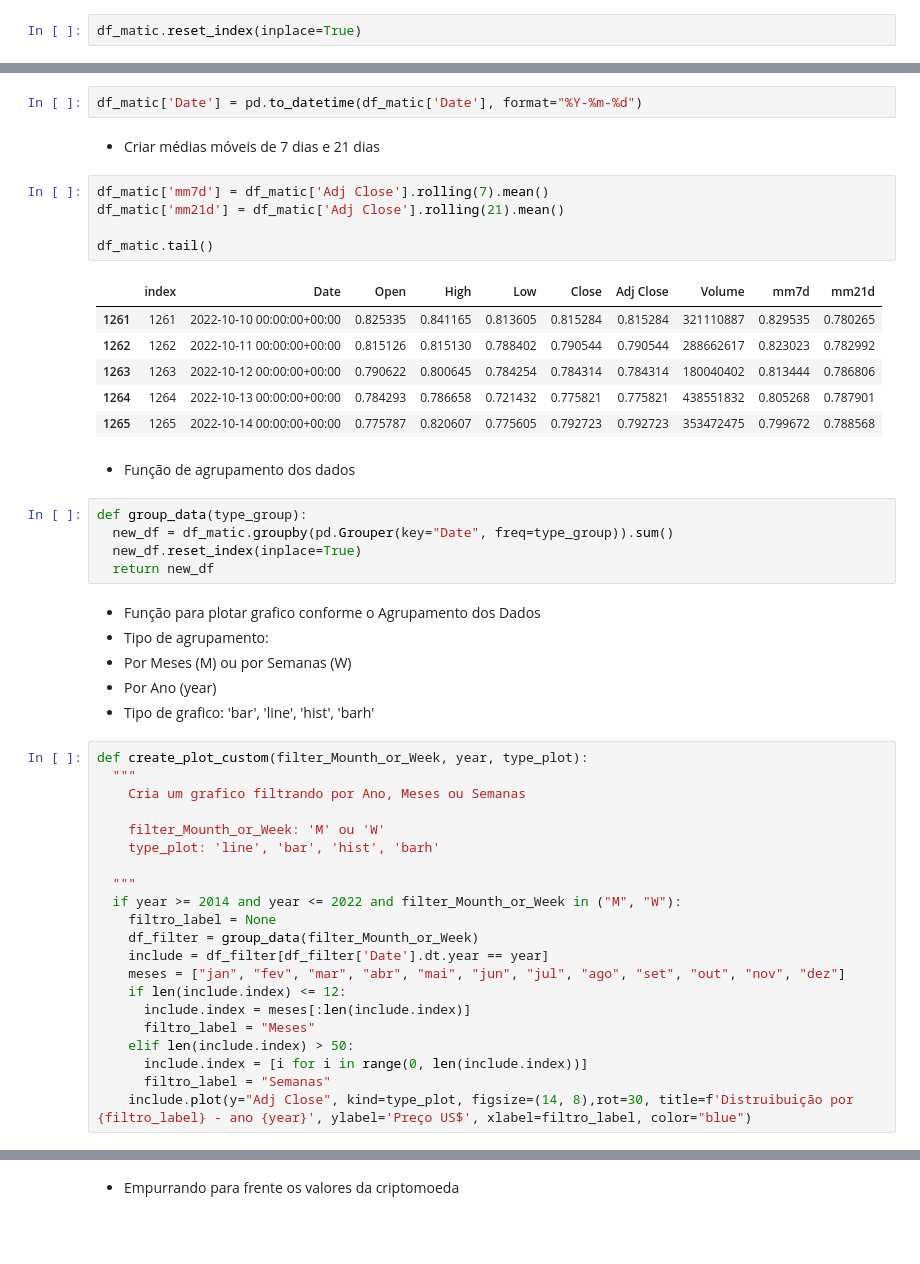
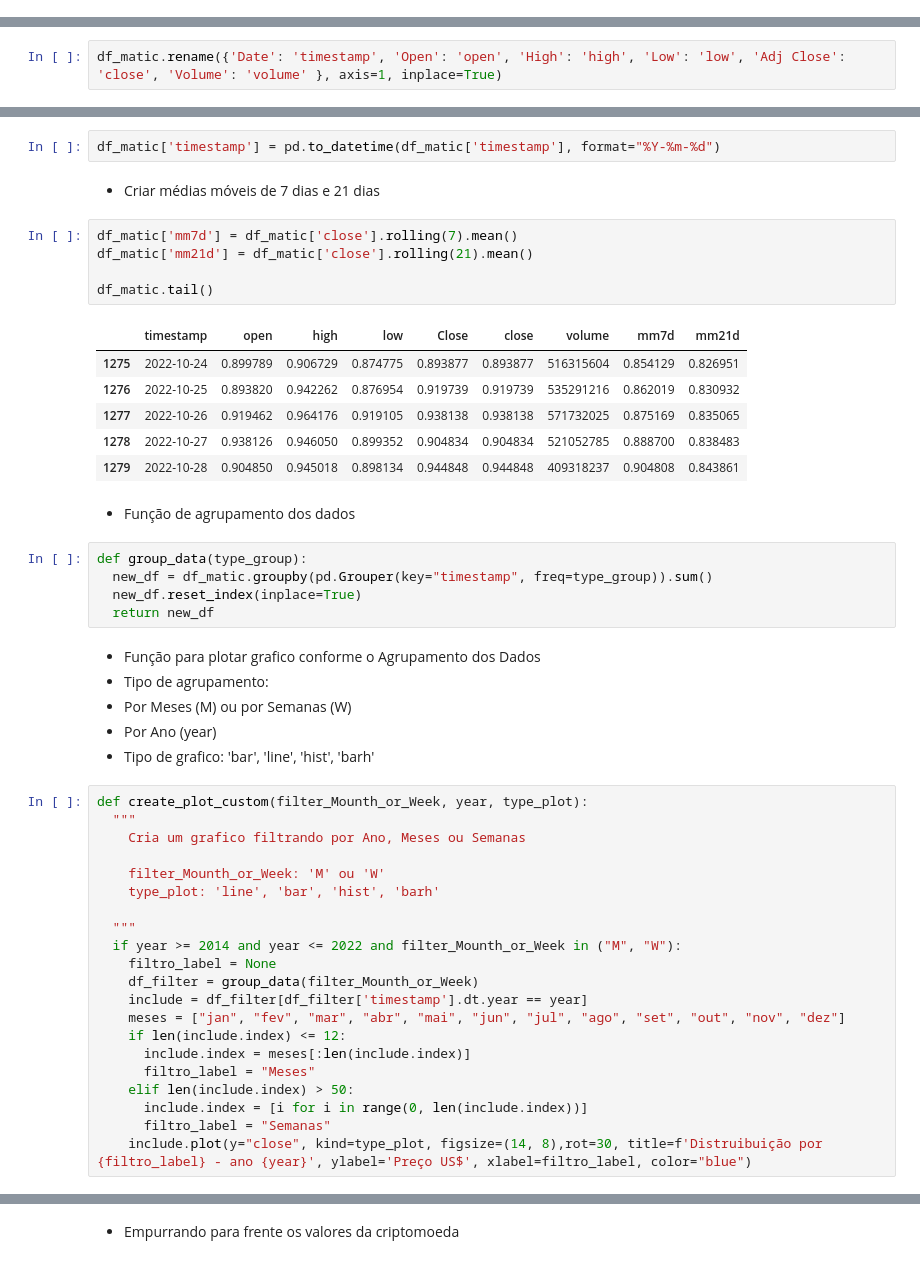
Before and after one commit to fabriciocovalesci/tcc_predict_crypto, a Jupyter notebook: model_predict/predict_crypto/polygon/Polygon_LR.ipynb, the cells around one changed output, grey strips where cells are left out. Drawn from its saved outputs; the diff is of its cells as text; blank space fills up the shorter version.

```diff
--- a/model_predict/predict_crypto/polygon/Polygon_LR.ipynb
+++ b/model_predict/predict_crypto/polygon/Polygon_LR.ipynb
@@ -97,2 +95,0 @@ df_matic = df_matic.reset_index()
-# %%
-df_matic.reset_index(inplace=True)
@@ -99,3 +98,5 @@ df_matic.reset_index(inplace=True)
+# %%
+df_matic.rename({'Date': 'timestamp', 'Open': 'open', 'High': 'high', 'Low': 'low', 'Adj Close': 'close', 'Volume': 'volume' }, axis=1, inplace=True)
 # %%
 df_matic.dtypes
 # %% [output]
@@ -111,26 +111,26 @@ dtype: object
 # %% [markdown]
 - Converter data
 # %%
-df_matic['Date'] = pd.to_datetime(df_matic['Date'], format="%Y-%m-%d")
+df_matic['timestamp'] = pd.to_datetime(df_matic['timestamp'], format="%Y-%m-%d")
 # %% [markdown]
 - Criar médias móveis de 7 dias e 21 dias
 # %%
-df_matic['mm7d'] = df_matic['Adj Close'].rolling(7).mean()
-df_matic['mm21d'] = df_matic['Adj Close'].rolling(21).mean()
+df_matic['mm7d'] = df_matic['close'].rolling(7).mean()
+df_matic['mm21d'] = df_matic['close'].rolling(21).mean()
 
 df_matic.tail()
 # %% [output]
-|  | index | Date | Open | High | Low | Close | Adj Close | Volume | mm7d | mm21d |
-| 1261 | 1261 | 2022-10-10 00:00:00+00:00 | 0.825335 | 0.841165 | 0.813605 | 0.815284 | 0.815284 | 321110887 | 0.829535 | 0.780265 |
-| 1262 | 1262 | 2022-10-11 00:00:00+00:00 | 0.815126 | 0.815130 | 0.788402 | 0.790544 | 0.790544 | 288662617 | 0.823023 | 0.782992 |
-| 1263 | 1263 | 2022-10-12 00:00:00+00:00 | 0.790622 | 0.800645 | 0.784254 | 0.784314 | 0.784314 | 180040402 | 0.813444 | 0.786806 |
-| 1264 | 1264 | 2022-10-13 00:00:00+00:00 | 0.784293 | 0.786658 | 0.721432 | 0.775821 | 0.775821 | 438551832 | 0.805268 | 0.787901 |
-| 1265 | 1265 | 2022-10-14 00:00:00+00:00 | 0.775787 | 0.820607 | 0.775605 | 0.792723 | 0.792723 | 353472475 | 0.799672 | 0.788568 |
+|  | timestamp | open | high | low | Close | close | volume | mm7d | mm21d |
+| 1275 | 2022-10-24 | 0.899789 | 0.906729 | 0.874775 | 0.893877 | 0.893877 | 516315604 | 0.854129 | 0.826951 |
+| 1276 | 2022-10-25 | 0.893820 | 0.942262 | 0.876954 | 0.919739 | 0.919739 | 535291216 | 0.862019 | 0.830932 |
+| 1277 | 2022-10-26 | 0.919462 | 0.964176 | 0.919105 | 0.938138 | 0.938138 | 571732025 | 0.875169 | 0.835065 |
+| 1278 | 2022-10-27 | 0.938126 | 0.946050 | 0.899352 | 0.904834 | 0.904834 | 521052785 | 0.888700 | 0.838483 |
+| 1279 | 2022-10-28 | 0.904850 | 0.945018 | 0.898134 | 0.944848 | 0.944848 | 409318237 | 0.904808 | 0.843861 |
 # %% [markdown]
 - Função de agrupamento dos dados
 # %%
 def group_data(type_group):
-  new_df = df_matic.groupby(pd.Grouper(key="Date", freq=type_group)).sum()
+  new_df = df_matic.groupby(pd.Grouper(key="timestamp", freq=type_group)).sum()
   new_df.reset_index(inplace=True)
   return new_df
 # %% [markdown]
@@ -151,7 +151,7 @@ def create_plot_custom(filter_Mounth_or_Week, year, type_plot):
   if year >= 2014 and year <= 2022 and filter_Mounth_or_Week in ("M", "W"):
     filtro_label = None
     df_filter = group_data(filter_Mounth_or_Week)
-    include = df_filter[df_filter['Date'].dt.year == year]
+    include = df_filter[df_filter['timestamp'].dt.year == year]
     meses = ["jan", "fev", "mar", "abr", "mai", "jun", "jul", "ago", "set", "out", "nov", "dez"]
     if len(include.index) <= 12:
       include.index = meses[:len(include.index)]
@@ -159,7 +159,7 @@ def create_plot_custom(filter_Mounth_or_Week, year, type_plot):
     elif len(include.index) > 50:
       include.index = [i for i in range(0, len(include.index))]
       filtro_label = "Semanas"
-    include.plot(y="Adj Close", kind=type_plot, figsize=(14, 8),rot=30, title=f'Distruibuição por {filtro_label} - ano {year}', ylabel='Preço US$', xlabel=filtro_label, color="blue")
+    include.plot(y="close", kind=type_plot, figsize=(14, 8),rot=30, title=f'Distruibuição por {filtro_label} - ano {year}', ylabel='Preço US$', xlabel=filtro_label, color="blue")
 # %%
 create_plot_custom("M", 2021, "bar")
 # %% [output]
```
Also changed, not shown: parts of 23 cells of this notebook.
